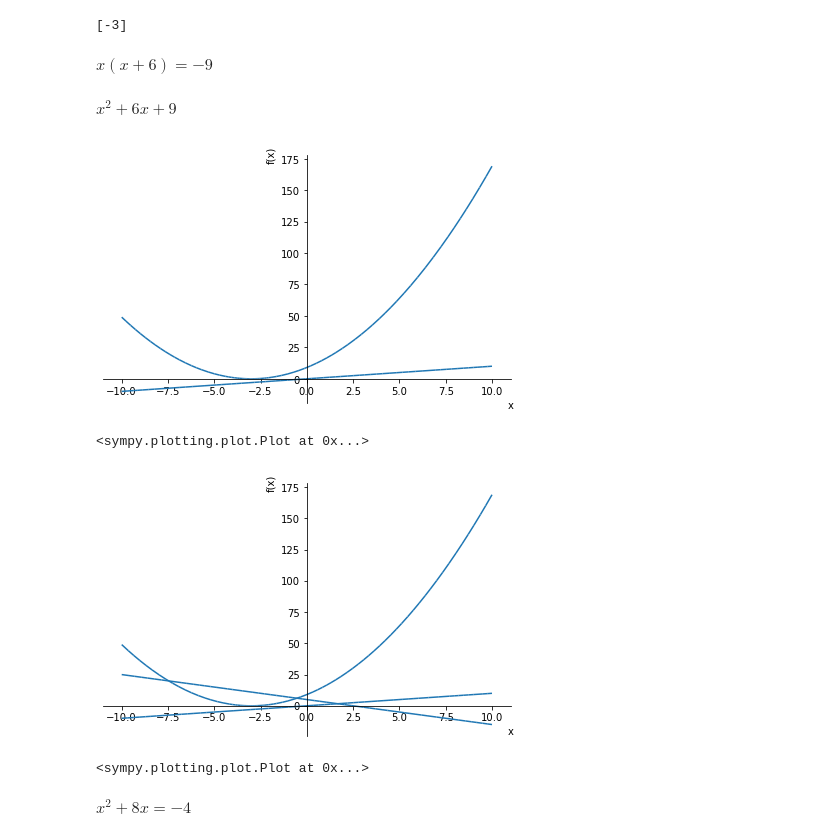
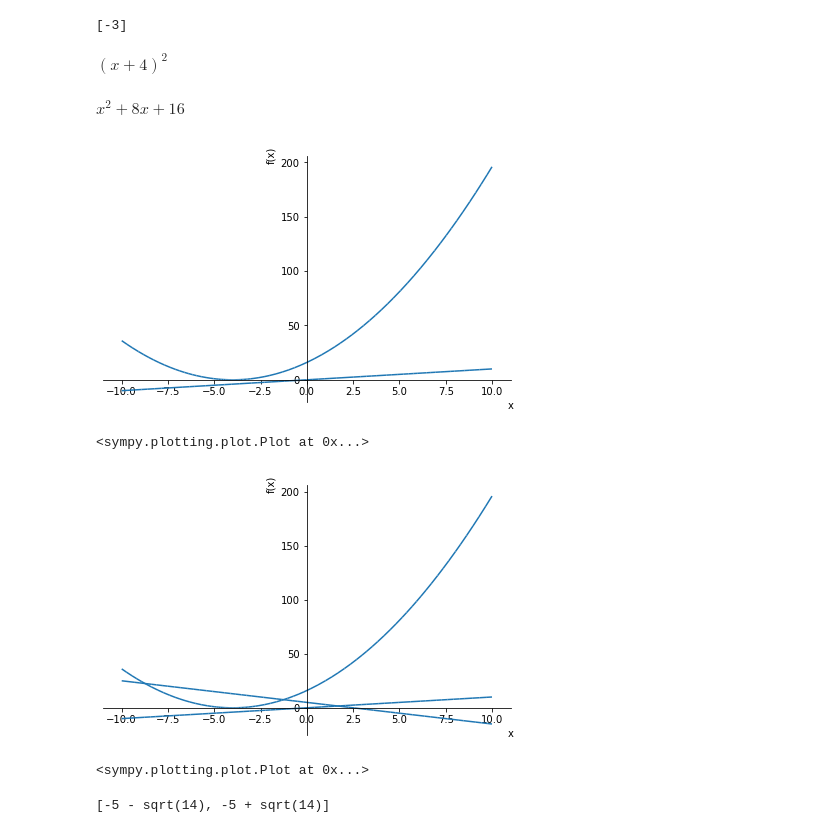
Before and after one commit to KatsutoshiOtogawa/How_to_resolve_algebra, a Jupyter notebook: albra.ipynb, the cells around one changed output. Cells and saved outputs as stored; diff of their text form; code cells hidden in the pictures.

```diff
--- a/albra.ipynb
+++ b/albra.ipynb
@@ -35,15 +32,16 @@ solve(fx,x)
 [-3]
 # %%
 # factor is factorization function
+fx = x**2 + 8*x + 16
 factorization = factor(fx)
 factorization
 # %% [output]
-$\displaystyle x \left(x + 6\right) = -9$
+$\displaystyle \left(x + 4\right)^{2}$
 # %%
 # expand is expression function
 expand(factorization)
 # %% [output]
-$\displaystyle x^{2} + 6 x + 9$
+$\displaystyle x^{2} + 8 x + 16$
 # %%
 
 # plot question.
@@ -51,11 +49,12 @@ $\displaystyle x^{2} + 6 x + 9$
 # plot(f(x),(x,a,b))
 plot(fx,(x))
 # %% [output]
-[figure, old version]
+[figure, new version]
 <sympy.plotting.plot.Plot at 0x...>
 # %%
 # cross function
-plot(question,-2*x+5,(x))
+gx = -2*x + 5
+plot(fx,gx,(x))
 # %% [output]
-[figure, old version]
+[figure, new version]
 <sympy.plotting.plot.Plot at 0x...>
@@ -64,4 +61,6 @@ aaa = Eq(question,-2*x+5)
-# %%
-simplify(aaa)
-# %% [output]
-$\displaystyle x^{2} + 8 x = -4$
+# %%
+# solve intersection
+eq = Eq(fx,gx)
+solve(eq)
+# %% [output]
+[-5 - sqrt(14), -5 + sqrt(14)]
```
Also changed, not shown: parts of 5 cells of this notebook.
